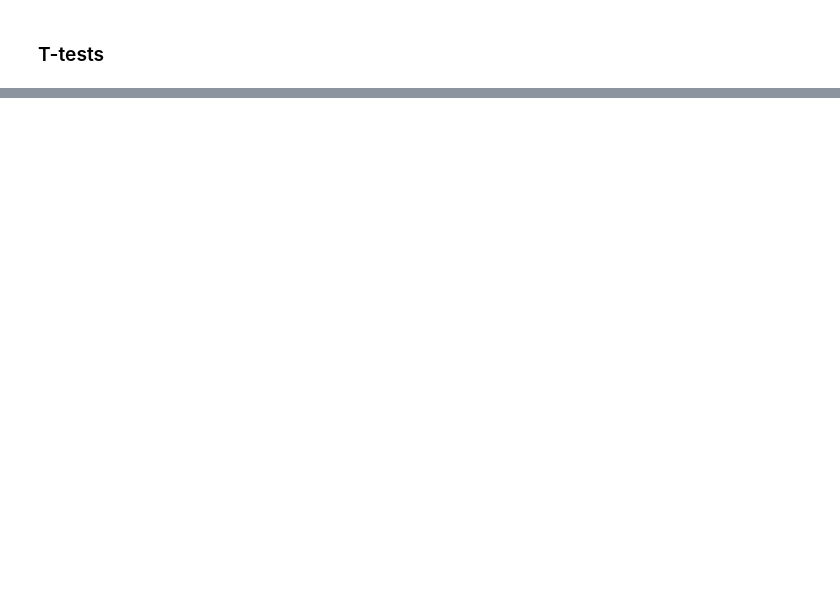
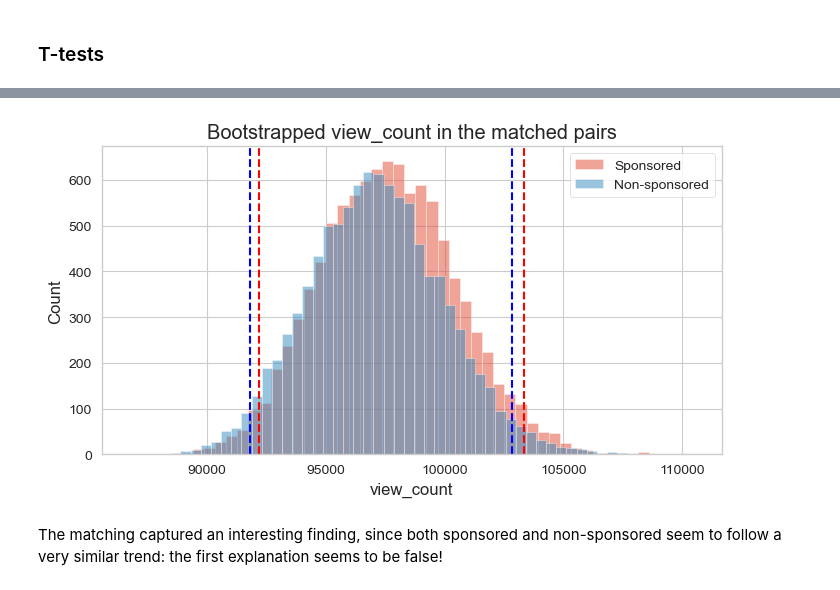
Before and after one commit to epfl-ada/ada-2022-project-fraisetagada, a Jupyter notebook: analysis/sponsored_videos_analysis.ipynb, the cells around one changed output, grey strips where cells are left out. Saved outputs shown, nothing was run; the diff lists cells and outputs as text; code cells hidden in the pictures; blank space fills up the shorter version.

```diff
--- a/analysis/sponsored_videos_analysis.ipynb
+++ b/analysis/sponsored_videos_analysis.ipynb
@@ -342,0 +408,4 @@ The number of pairs of videos is 184.
+# %%
+# Perform a linear time 1/2-approximation of the maximum matching.
+matcher = nk.matching.PathGrowingMatcher(G).run()
+matching = matcher.getMatching()
@@ -437,0 +511,26 @@ Notes:
+# %%
+all_matching_sp = all_matching_df[all_matching_df.is_sponsored == 1]
+all_matching_nsp = all_matching_df[all_matching_df.is_sponsored == 0]
+
+# Bootstrap
+n_bootstrap = 10000
+bootstrap_sp, ci_sp_lower, ci_sp_upper = bootstrap(all_matching_sp, 'view_count', n_bootstrap=n_bootstrap, is_spark=False)
+bootstrap_nsp, ci_nsp_lower, ci_nsp_upper = bootstrap(all_matching_nsp, 'view_count', n_bootstrap=n_bootstrap, is_spark=False)
+
+# Plot histograms
+fig, ax = plt.subplots(1, 1, figsize=(8, 4))
+ax.hist(bootstrap_sp, bins=50, alpha=0.5, label='Sponsored')
+ax.hist(bootstrap_nsp, bins=50, alpha=0.5, label='Non-sponsored')
+ax.axvline(ci_sp_lower, color='red', linestyle='--')
+ax.axvline(ci_sp_upper, color='red', linestyle='--')
+ax.axvline(ci_nsp_lower, color='blue', linestyle='--')
+ax.axvline(ci_nsp_upper, color='blue', linestyle='--')
+ax.set_title('Bootstrapped view_count in the matched pairs')
+ax.set_xlabel('view_count')
+ax.set_ylabel('Count')
+ax.legend()
+plt.show()
+# %% [output]
+[figure, added]
+# %% [markdown]
+The matching captured an interesting finding, since both sponsored and non-sponsored seem to follow a very similar trend: the first explanation seems to be false!
```
Also changed, not shown: parts of 32 cells of this notebook.
